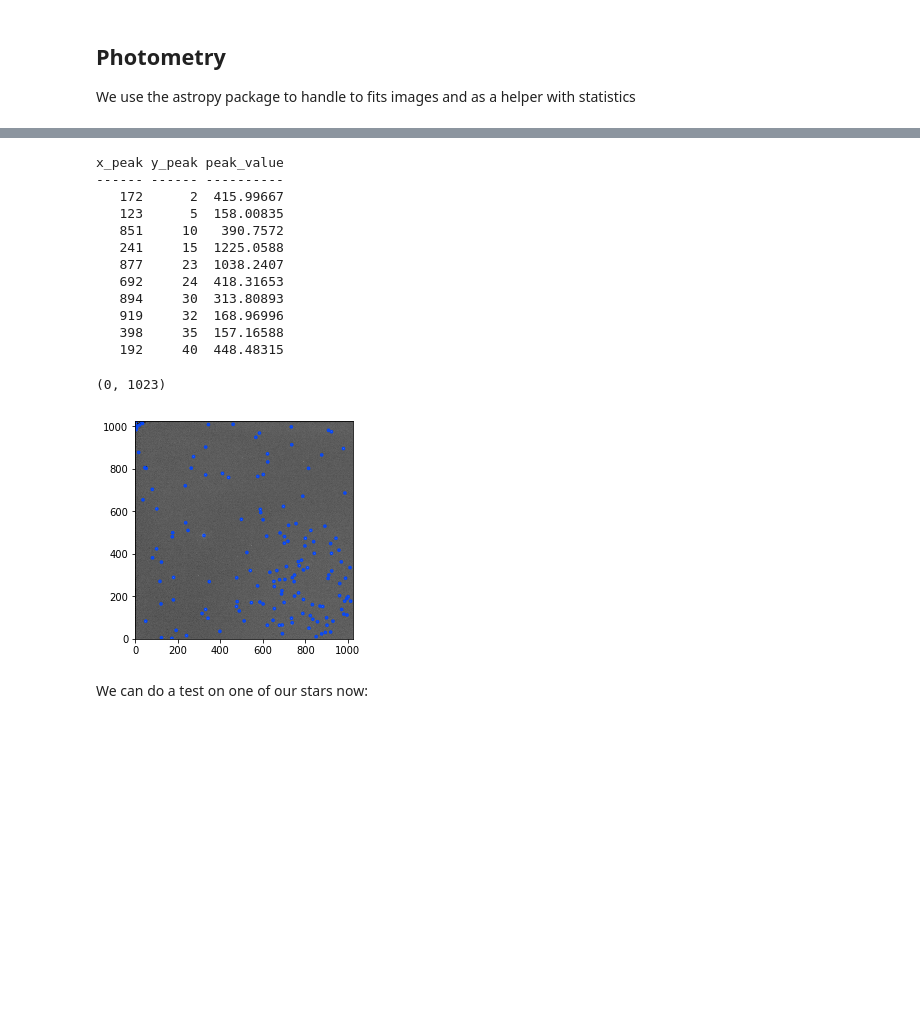
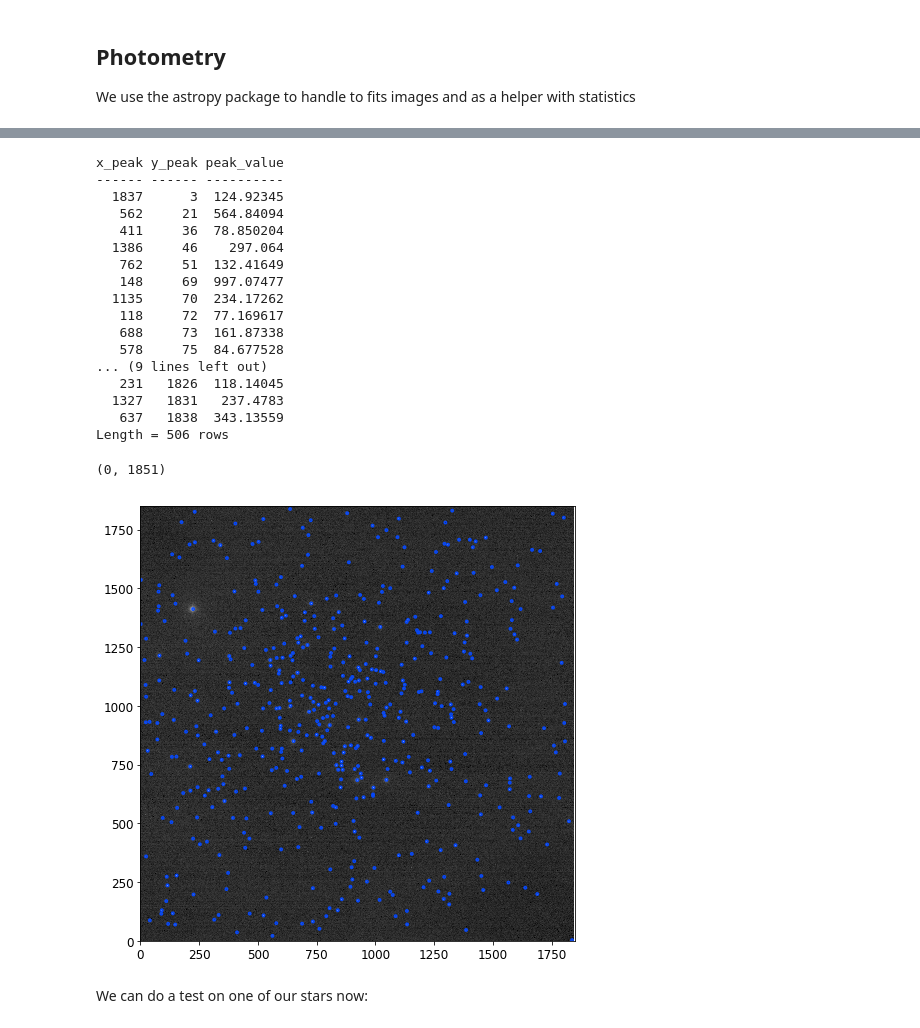
Before and after one commit to thyme4soup/A100HRDiagrams, a Jupyter notebook: HR Diagram Derivation.ipynb, the cells around one changed output, grey strips where cells are left out. Cells and saved outputs as stored; diff of their text form; code cells hidden in the pictures; blank space fills up the shorter version.

```diff
--- a/HR Diagram Derivation.ipynb
+++ b/HR Diagram Derivation.ipynb
@@ -56,18 +57,25 @@ fits_dict = {
 }
 # %%
 # Open an image
-filename = fits_dict['5sB']
+filename = fits_dict['2sV']
 hdulist  = fits.open(filename)
+print(hdulist[0])
+img1 = hdulist[0].data[100:-100,100:-100]
 
-imlist  = hdulist[1:]
-
-scidata = imlist[1].data
+# Open an image
+filename = fits_dict['2sB']
+hdulist  = fits.open(filename)
+print(hdulist[0])
+img2 = hdulist[0].data[100:-100,100:-100]
 
 # Calculate the mean, median, and standard deviation of the data in the image.
-mean, median, std = astats.sigma_clipped_stats(scidata, sigma=3.0, maxiters=5)
+mean, median, std = astats.sigma_clipped_stats(img, sigma=3.0, maxiters=5)
+
+apertures = CircularAperture(([394], [524]), r=5.)
 
 # Plot the image
 plt.figure(figsize=(10,8))
-plt.imshow(scidata, vmin=median-6.0*std, vmax=median+6.0*std, cmap='gray', origin='lower')
+plt.imshow(img1, vmin=median-6.0*std, vmax=median+6.0*std, cmap='gray', origin='lower')
+apertures.plot(color='#0547f9', lw=1.5)
 plt.show()
 # %% [output]
@@ -75,39 +108,45 @@ plt.show()
 # %%
 
-mean, median, std = sigma_clipped_stats(scidata, sigma=3.0)
+mean, median, std = sigma_clipped_stats(img, sigma=3.0)
 threshold = median + (10. * std)
-tbl = find_peaks(scidata, threshold, box_size=11)
+tbl = find_peaks(img1, threshold, box_size=11)
 tbl['peak_value'].info.format = '%.8g'  # for consistent table output
 
-print(tbl[:10])    # print only the first 10 peaks
+print(tbl)
 
 positions = (tbl['x_peak'], tbl['y_peak'])
+stars = list(zip(positions[0], positions[1]))
 
 def get_rect(x, y):
     return (max(0, x - 10), max(0, y - 10), x + 10, y + 10)
 
 rects = [get_rect(positions[0][i], positions[1][i]) for i in range(len(positions[0]))]
 apertures = CircularAperture(positions, r=5.)
-norm = simple_norm(scidata, 'sqrt', percent=99.9)
-plt.imshow(scidata, cmap='Greys_r', origin='lower', norm=norm)
+norm = simple_norm(img1, 'sqrt', percent=99.9)
+plt.imshow(img1, cmap='Greys_r', origin='lower', norm=norm)
 apertures.plot(color='#0547f9', lw=1.5)
-plt.xlim(0, scidata.shape[1]-1)
-plt.ylim(0, scidata.shape[0]-1)
+plt.xlim(0, img.shape[1]-1)
+plt.ylim(0, img.shape[0]-1)
 # %% [output]
 x_peak y_peak peak_value
 ------ ------ ----------
-   172      2  415.99667
-   123      5  158.00835
-   851     10   390.7572
-   241     15  1225.0588
-   877     23  1038.2407
-   692     24  418.31653
-   894     30  313.80893
-   919     32  168.96996
-   398     35  157.16588
-   192     40  448.48315
+  1837      3  124.92345
+   562     21  564.84094
+   411     36  78.850204
+  1386     46    297.064
+   762     51  132.41649
+   148     69  997.07477
+  1135     70  234.17262
+   118     72  77.169617
+   688     73  161.87338
+   578     75  84.677528
+... (9 lines left out)
+   231   1826  118.14045
+  1327   1831   237.4783
+   637   1838  343.13559
+Length = 506 rows
-(0, 1023)
+(0, 1851)
-[figure, old version]
+[figure, new version]
 # %% [markdown]
 We can do a test on one of our stars now:
 # %%
```
Also changed, not shown: parts of 17 cells of this notebook.
